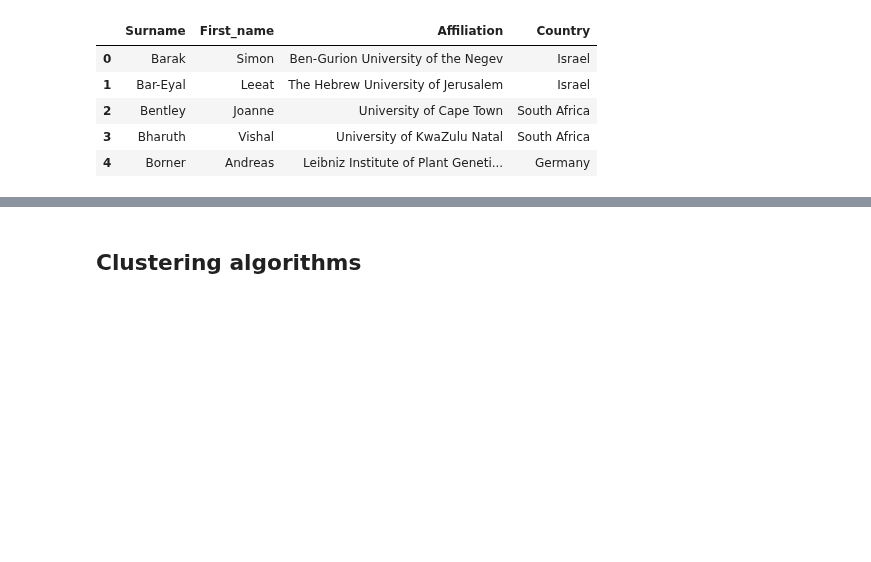
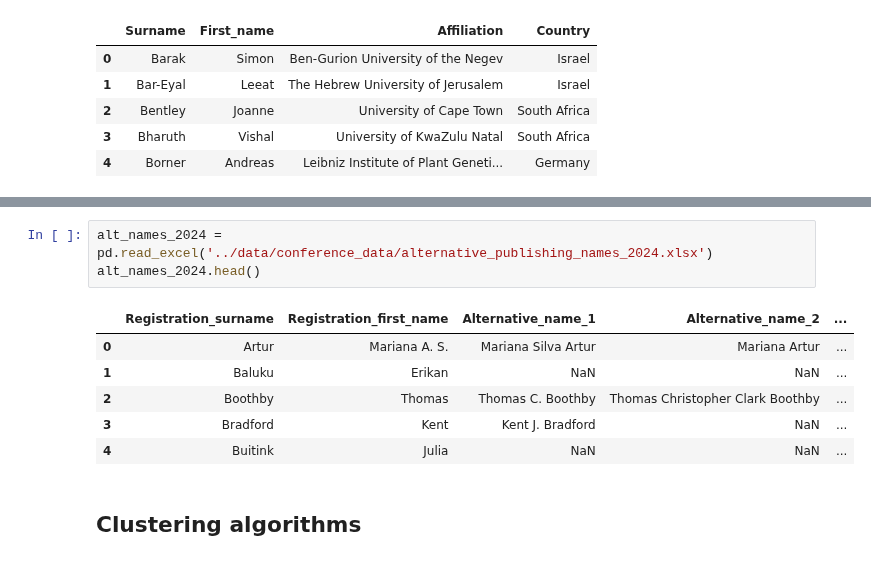
Before and after one commit to serenalotreck/desiccation-network, a Jupyter notebook: notebooks/author_enrichment.ipynb, the cells around one changed output, grey strips where cells are left out. Cells and saved outputs as stored; diff of their text form; blank space fills up the shorter version.

```diff
--- a/notebooks/author_enrichment.ipynb
+++ b/notebooks/author_enrichment.ipynb
@@ -27,3 +43,13 @@ attendees_2016.head()
+# %%
+alt_names_2024 = pd.read_excel('../data/conference_data/alternative_publishing_names_2024.xlsx')
+alt_names_2024.head()
+# %% [output]
+|  | Registration_surname | Registration_first_name | Alternative_name_1 | Alternative_name_2 | ... |
+| 0 | Artur | Mariana A. S. | Mariana Silva Artur | Mariana Artur | ... |
+| 1 | Baluku | Erikan | NaN | NaN | ... |
+| 2 | Boothby | Thomas | Thomas C. Boothby | Thomas Christopher Clark Boothby | ... |
+| 3 | Bradford | Kent | Kent J. Bradford | NaN | ... |
+| 4 | Buitink | Julia | NaN | NaN | ... |
 # %% [markdown]
 ## Clustering algorithms
 # %% [markdown]
```
Also changed, not shown: parts of 26 cells of this notebook.
